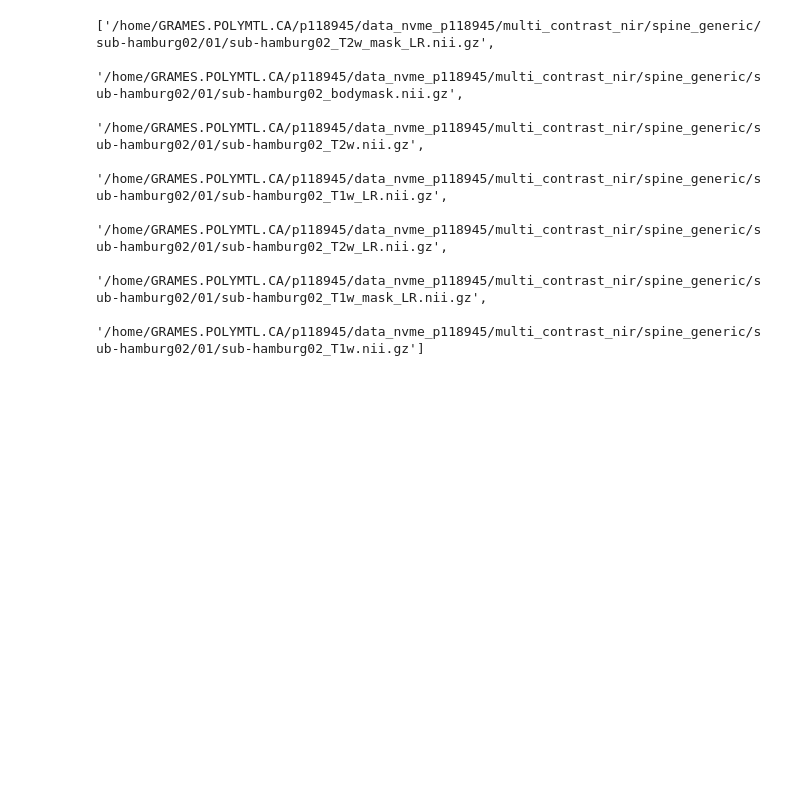
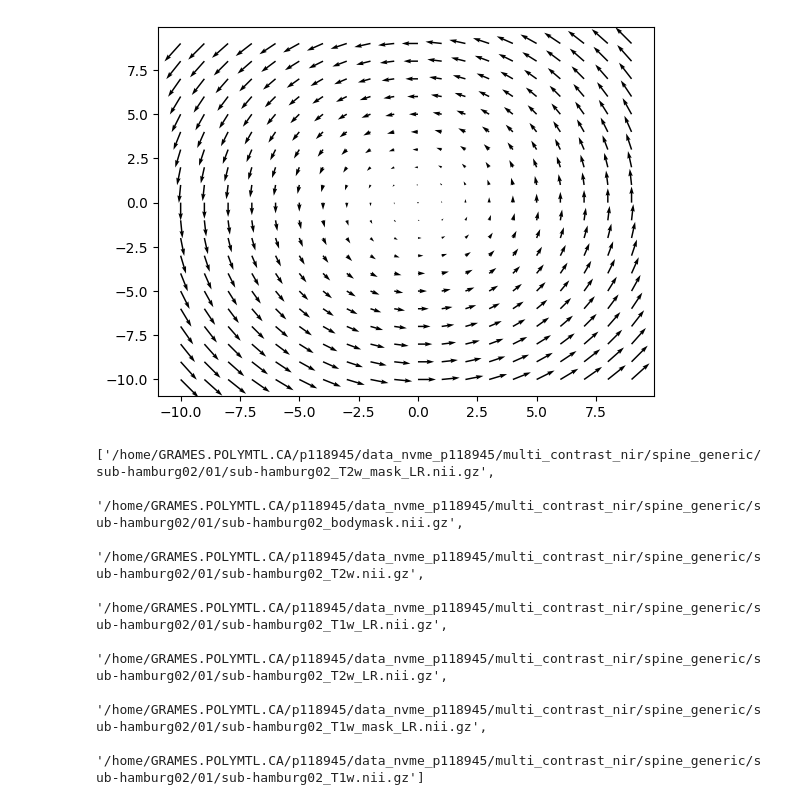
Before and after one commit to VictorBaillet/multi_contrast_registration_agnostic_inr, a Jupyter notebook: resampling/resample_spine-generic.ipynb, the cells around one changed output. Saved outputs shown, nothing was run; the diff lists cells and outputs as text; code cells hidden in the pictures; blank space fills up the shorter version.

```diff
--- a/resampling/resample_spine-generic.ipynb
+++ b/resampling/resample_spine-generic.ipynb
@@ -1,3 +1,17 @@
+# %%
+import matplotlib.pyplot as plt
+import numpy as np
+
+x, y = np.meshgrid(np.arange(-10, 10, 1), np.arange(-10, 10, 1))
+u = -y
+v = x
+
+fig, ax = plt.subplots()
+ax.quiver(x, y, u, v)
+
+plt.show()
+# %% [output]
+[figure, added]
 # %%
 import nibabel as nib
 import nibabel.processing as nip
```
Also changed, not shown: 7 other files.
